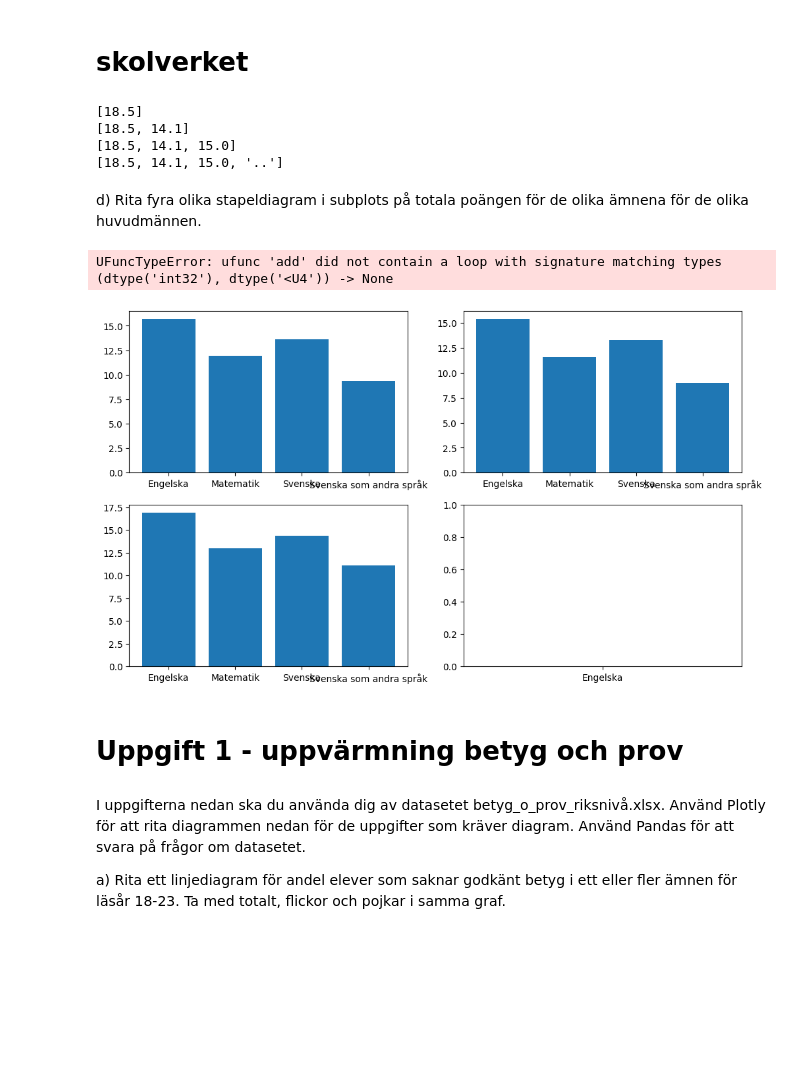
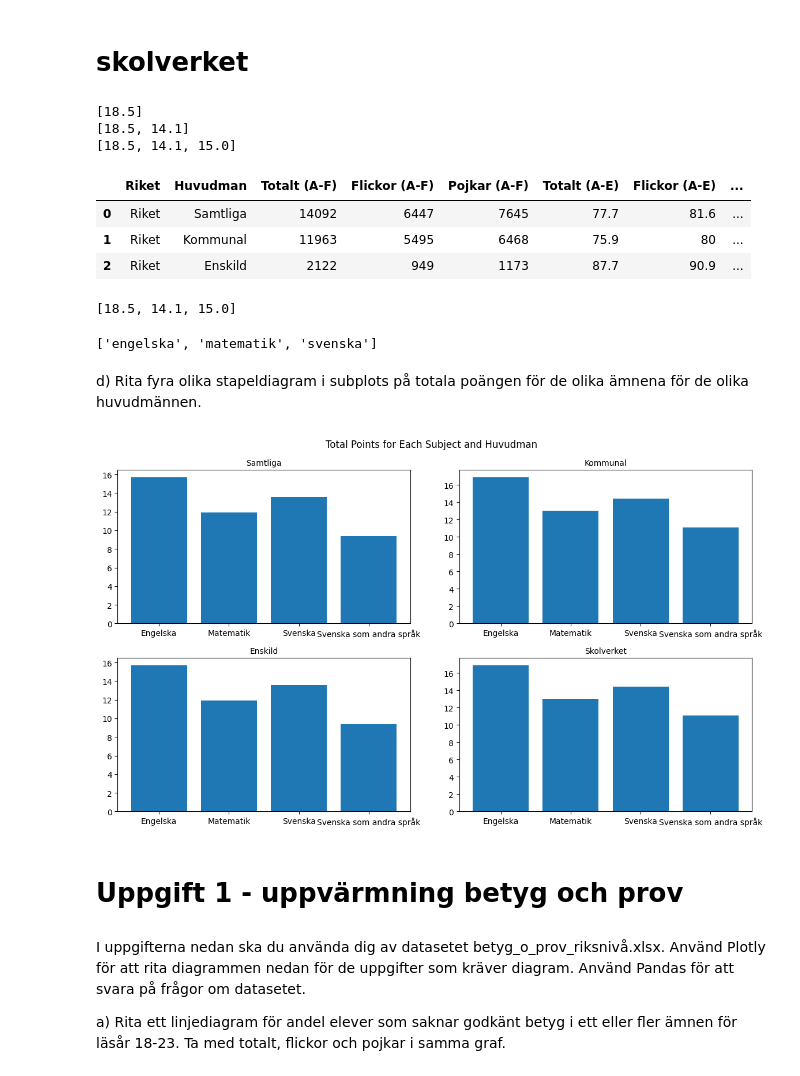
Before and after one commit to Zandri2k/Python-Sandra-Nilsson-OPA23, a Jupyter notebook: Labb_2/Labb_2.ipynb, the cells around one changed output. Drawn from its saved outputs; the diff is of its cells as text; code cells hidden in the pictures; blank space fills up the shorter version.

Commit message:
for loop för att få ut datan på grafen d)

```diff
--- a/Labb_2/Labb_2.ipynb
+++ b/Labb_2/Labb_2.ipynb
@@ -245,14 +231,14 @@ for i in range(4):
 # %% [markdown]
 # kommunal
 # %%
-total_poäng_1 = [
+total_poäng_kommunal = [
 
 ]
 
 for i in range (4):
     total_point = df_subjects[i][df_subjects[i]["Huvudman"]== "Kommunal"]["Totalt (Poäng)"].values[0]
-    total_poäng_1.append(total_point)
-    print(total_poäng_1)
+    total_poäng_kommunal.append(total_point)
+    print(total_poäng_kommunal)
 # %% [output]
 [15.4]
 [15.4, 11.6]
@@ -261,14 +247,14 @@ for i in range (4):
 # %% [markdown]
 # enskild
 # %%
-total_poäng_2 = [
+total_poäng_enskild = [
 
 ]
 
 for i in range (4):
     total_point = df_subjects[i][df_subjects[i]["Huvudman"] == "Enskild"]["Totalt (Poäng)"].values[0]
-    total_poäng_2.append(total_point)
-    print(total_poäng_2)
+    total_poäng_enskild.append(total_point)
+    print(total_poäng_enskild)
 # %% [output]
 [16.9]
 [16.9, 13.0]
@@ -277,57 +263,88 @@ for i in range (4):
 # %% [markdown]
 # skolverket
 # %%
-total_poäng_3 = [
+total_poäng_skolverk = [
 
 ]
 
-for i in range(4):
+for i in range(3):
     total_point = df_subjects[i][df_subjects[i]["Huvudman"] == "Skolverket"]["Totalt (Poäng)"].values[0]
-    total_poäng_3.append(total_point)
-    print(total_poäng_3)
+    total_poäng_skolverk.append(total_point)
+    print(total_poäng_skolverk)
 # %% [output]
 [18.5]
 [18.5, 14.1]
 [18.5, 14.1, 15.0]
-[18.5, 14.1, 15.0, '..']
+# %%
+df_subjects[3]
+# %% [output]
+|  | Riket | Huvudman | Totalt (A-F) | Flickor (A-F) | Pojkar (A-F) | Totalt (A-E) | Flickor (A-E) | ... |
+| 0 | Riket | Samtliga | 14092 | 6447 | 7645 | 77.7 | 81.6 | ... |
+| 1 | Riket | Kommunal | 11963 | 5495 | 6468 | 75.9 | 80 | ... |
+| 2 | Riket | Enskild | 2122 | 949 | 1173 | 87.7 | 90.9 | ... |
+# %%
+total_poäng_skolverk
+# %% [output]
+[18.5, 14.1, 15.0]
+# %%
+subject_names[:3]
+# %% [output]
+['engelska', 'matematik', 'svenska']
 # %% [markdown]
 d) Rita fyra olika stapeldiagram i subplots på totala poängen för de olika ämnena för de olika huvudmännen.
 # %%
 subject_names = ["Engelska", "Matematik", "Svenska", "Svenska som andra språk"]
 huvudman_names = ["Samtliga", "Kommunal", "Enskild", "Skolverket"]
 
 # sätter färg
 colors = ['red', 'blue', 'green', 'orange']
 
 # Plot stacked bar charts for each huvudman in subplots
 fig, axes = plt.subplots(nrows=2, ncols=2,  figsize=(12, 7))
 
 # axes.set_xticklabels(axes.get_xticklabels(), rotation = 90)
 
-axes[0,0].bar(x = subject_names, height = total_poäng_0)
-axes[0,1].bar(x = subject_names, height = total_poäng_1)
-axes[1,0].bar(x = subject_names, height = total_poäng_2)
-axes[1,1].bar(x = subject_names, height = total_poäng_3)
+total_poäng_huvudman =[total_poäng_samtliga, total_poäng_enskild, total_poäng_kommunal,total_poäng_skolverk ]
 
-axes[0,0].set_title("samtliga",fontsize = 10)
-axes[0,1].set_title("Kommunal",fontsize = 10)
-axes[1,0].set_title("Enskild", fontsize = 10)
-axes[1,1].set_title("Skolverket", fontsize = 10)
+
+
+#axes[0,0].bar(x = subject_names, height = total_poäng_samtliga )
+#axes[0,1].bar(x = subject_names, height = total_poäng_kommunal)
+#axes[1,0].bar(x = subject_names, height = total_poäng_enskild)
+#axes[1,1].bar(x = subject_names[:3], height = total_poäng_skolverk)
+
+for ax_row, total_poäng_data, title in zip(axes, total_poäng_huvudman, huvudman_names):
+    for ax, poäng in zip(ax_row, total_poäng_huvudman):
+        if title == "skolverk":
+            ax.bar(x=subject_names[:3], height=poäng)
+        else:
+            ax.bar(x=subject_names, height=poäng)
+        ax.set_title(title)
+
+
+
+for axes, huvudman_names in zip(axes.flatten(), huvudman_names): # får ut flera
+    axes.set_title(huvudman_names, fontsize = 10)
+
+
+#axes[0,0].set_title("samtliga",fontsize = 10)
+#axes[0,1].set_title("Kommunal",fontsize = 10)
+#axes[1,0].set_title("Enskild", fontsize = 10)
+#axes[1,1].set_title("Skolverket", fontsize = 10)
 
 
 
 
 
 
 # Add labels and title
 fig.suptitle("Total Points for Each Subject and Huvudman")
 plt.tight_layout()
 
 # Show the plot
 plt.show()
 # %% [output]
-UFuncTypeError: ufunc 'add' did not contain a loop with signature matching types (dtype('int32'), dtype('<U4')) -> None
-[figure, old version]
+[figure, new version]
 # %% [markdown]
 # Uppgift 1 - uppvärmning betyg och prov
 ###
```
Also changed, not shown: parts of 6 cells of this notebook.
